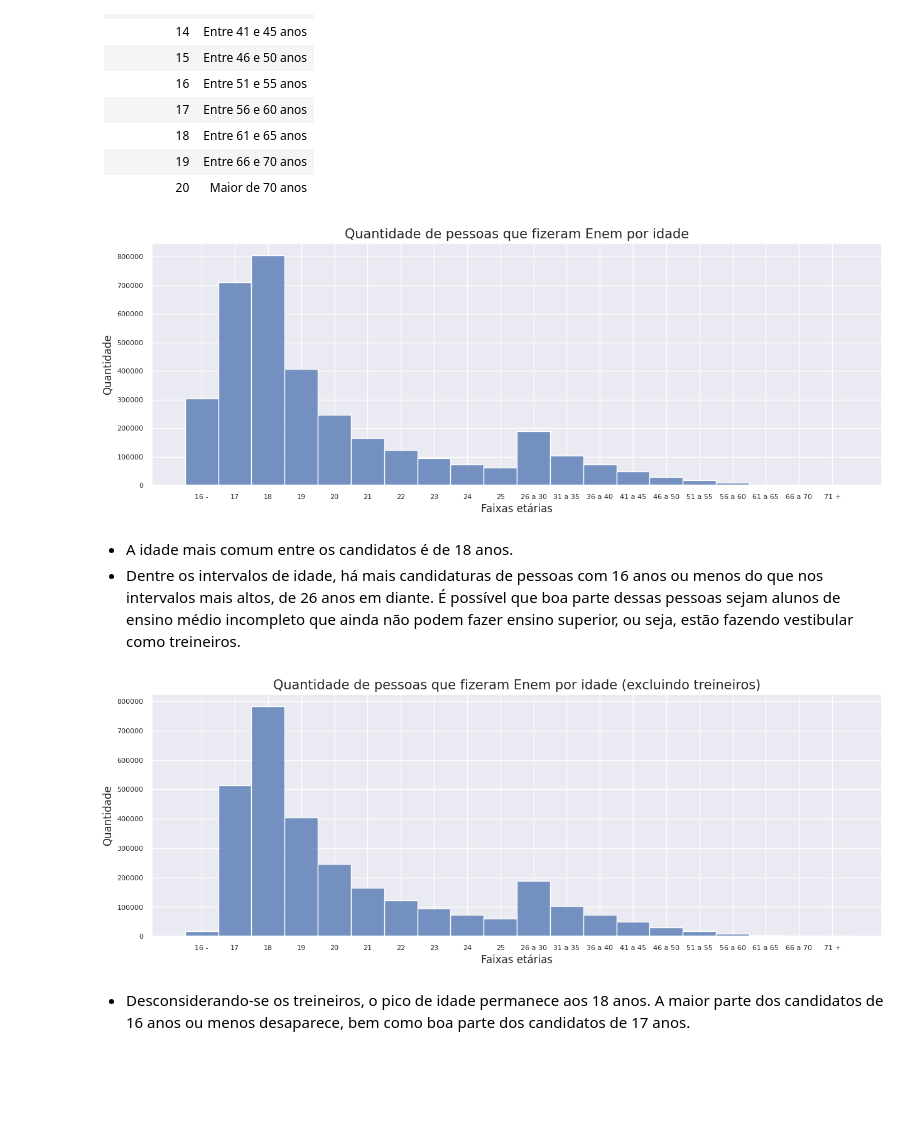
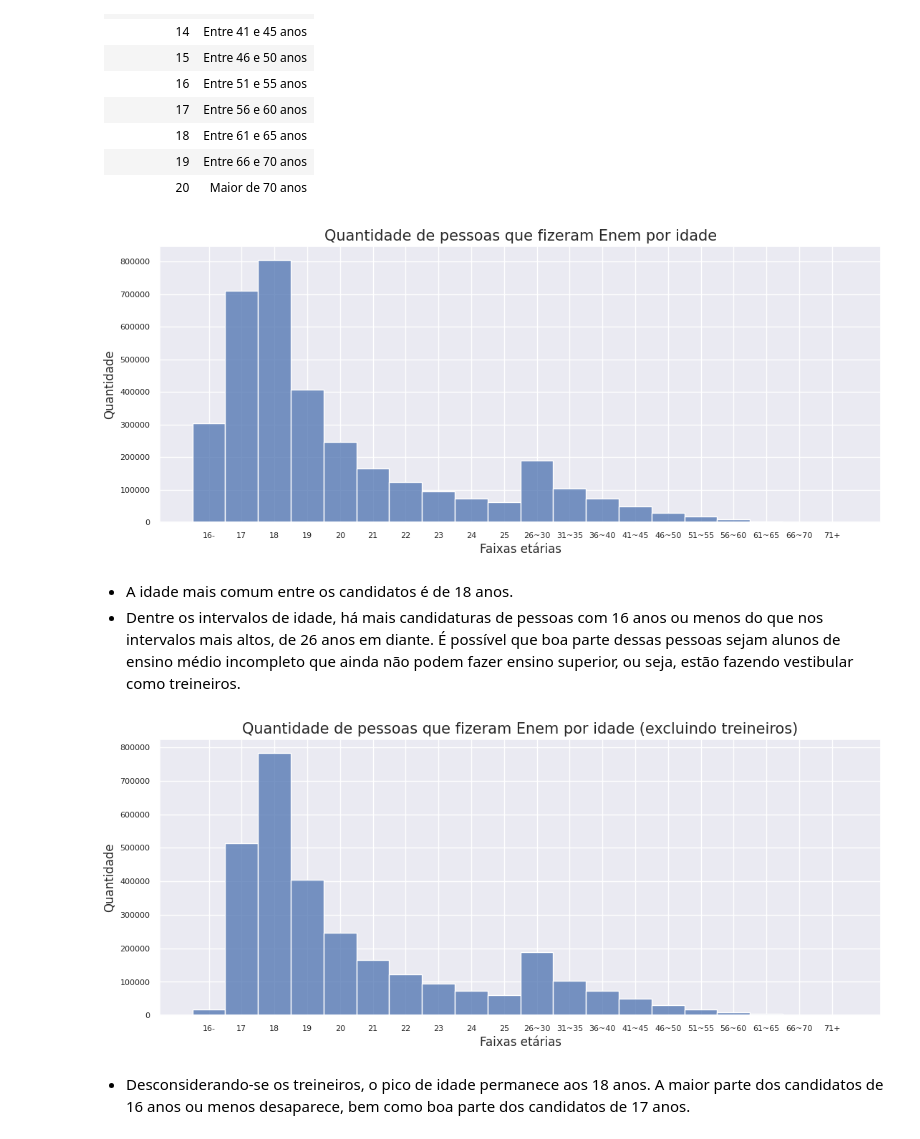
Before and after one commit to Tathy/Analise_Microdados_Enem_2022, a Jupyter notebook: Analise_de_Microdados_do_ENEM_2022.ipynb, the cells around one changed output. Saved outputs shown, nothing was run; the diff lists cells and outputs as text; code cells hidden in the pictures; blank space fills up the shorter version.

```diff
--- a/Analise_de_Microdados_do_ENEM_2022.ipynb
+++ b/Analise_de_Microdados_do_ENEM_2022.ipynb
@@ -164,24 +162,24 @@ As idades são separadas por faixa etária. Segundo o dicionário:
 # Renomeação das faixas etárias para melhorar a legibilidade
 coluna_tp_faixa_etaria = microdadosEnemSelecionado['TP_FAIXA_ETARIA']
 
-faixas_etarias = { 1:'16 -', 2:'17', 3:'18', 4: '19', 5:'20', 6:'21', 7:'22', 8:'23', 9:'24', 10:'25',
-                  11:'26 a 30', 12:'31 a 35', 13:'36 a 40', 14:'41 a 45', 15:'46 a 50', 16:'51 a 55',
-                  17:'56 a 60', 18:'61 a 65', 19:'66 a 70', 20:'71 +' }
+faixas_etarias = { 1:'16-', 2:'17', 3:'18', 4: '19', 5:'20', 6:'21', 7:'22', 8:'23', 9:'24', 10:'25',
+                  11:'26~30', 12:'31~35', 13:'36~40', 14:'41~45', 15:'46~50', 16:'51~55',
+                  17:'56~60', 18:'61~65', 19:'66~70', 20:'71+' }
 
 coluna_tp_faixa_etaria = coluna_tp_faixa_etaria.map(faixas_etarias)
 # %%
 import seaborn as sns
 import matplotlib.pyplot as plt
 
 sns.set_theme(style="darkgrid")
-plt.figure(figsize = (15,5))
+plt.figure(figsize = (13,5))
 ax = sns.histplot(data = coluna_tp_faixa_etaria.sort_values())
 ax.set_title("Quantidade de pessoas que fizeram Enem por idade", fontsize = 15)
 plt.xlabel("Faixas etárias", fontsize = 12)
 plt.ylabel("Quantidade", fontsize = 12)
 ax.tick_params(labelsize = 8)
 # %% [output]
-[figure, old version]
+[figure, new version]
 # %% [markdown]
 * A idade mais comum entre os candidatos é de 18 anos.
 * Dentre os intervalos de idade, há mais candidaturas de pessoas com 16 anos ou menos do que nos intervalos mais altos, de 26 anos em diante. É possível que boa parte dessas pessoas sejam alunos de ensino médio incompleto que ainda não podem fazer ensino superior, ou seja, estão fazendo vestibular como treineiros.
@@ -190,14 +188,14 @@ faixa_etaria_exc_treineiros = microdadosEnemSelecionado.query('IN_TREINEIRO == 0
 faixa_etaria_exc_treineiros = faixa_etaria_exc_treineiros.map(faixas_etarias)
 
 sns.set_theme(style="darkgrid")
-plt.figure(figsize = (15,5))
+plt.figure(figsize = (13,5))
 ax = sns.histplot(data = faixa_etaria_exc_treineiros.sort_values())
 ax.set_title("Quantidade de pessoas que fizeram Enem por idade (excluindo treineiros)", fontsize = 15)
 plt.xlabel("Faixas etárias", fontsize = 12)
 plt.ylabel("Quantidade", fontsize = 12)
 ax.tick_params(labelsize = 8)
 # %% [output]
-[figure, old version]
+[figure, new version]
 # %% [markdown]
 * Desconsiderando-se os treineiros, o pico de idade permanece aos 18 anos. A maior parte dos candidatos de 16 anos ou menos desaparece, bem como boa parte dos candidatos de 17 anos.
 # %%
```
Also changed, not shown: parts of 9 cells of this notebook.
